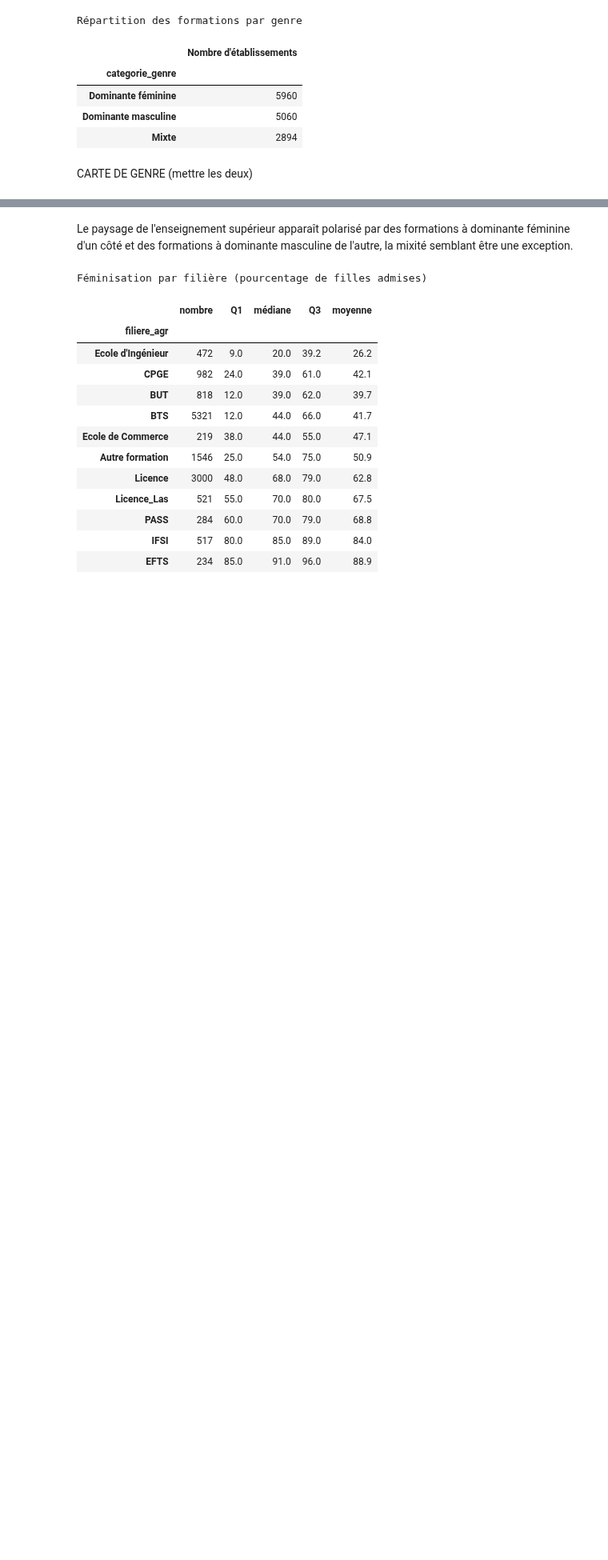
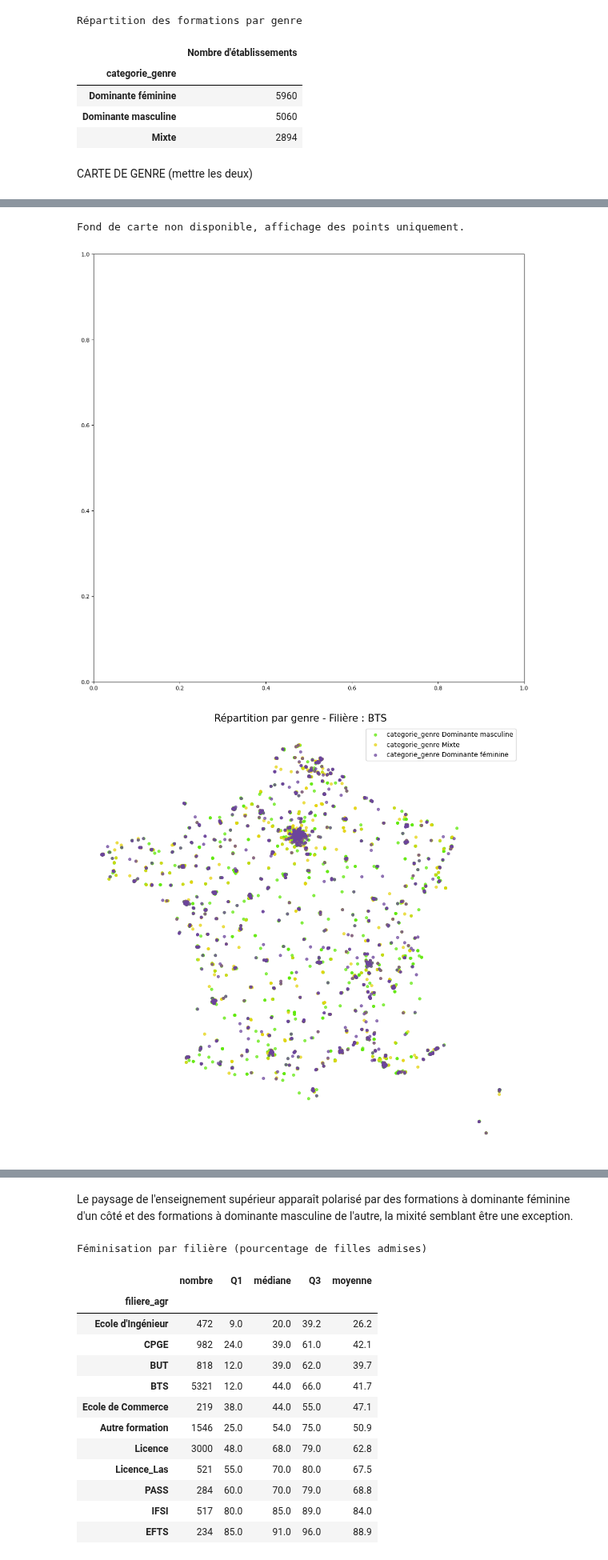
Before and after one commit to elise-m1/Projet-python-data-science, a Jupyter notebook: new_main.ipynb, the cells around one changed output, grey strips where cells are left out. Shown at 80% size. Saved outputs shown, nothing was run; the diff lists cells and outputs as text; code cells hidden in the pictures; blank space fills up the shorter version.

Commit message:
ajout des cartes de Mathieu

```diff
--- a/new_main.ipynb
+++ b/new_main.ipynb
@@ -788,0 +805,3 @@ KeyboardInterrupt:
+# %%
+Gender_card_by_way(df, "BTS")
+# %% [output]
@@ -788,0 +818,3 @@ KeyboardInterrupt:
+Fond de carte non disponible, affichage des points uniquement.
+[figure, added]
+[figure, added]
```
Also changed, not shown: parts of 11 cells of this notebook, 5 other files.
